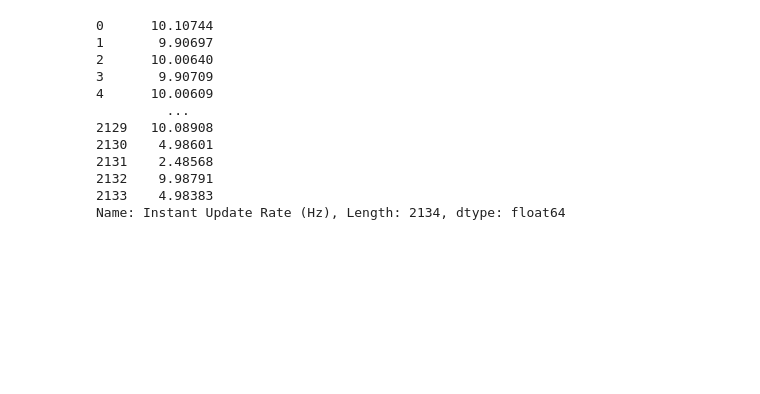
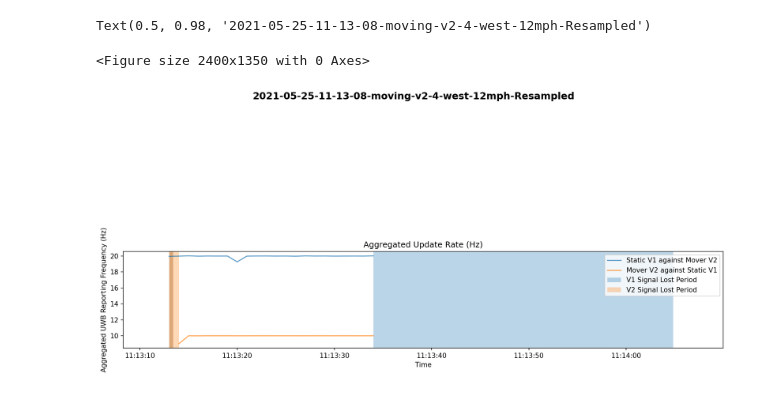
Before and after one commit to hegxiten/UWB-Lab-Rutgers-Rail, a Jupyter notebook: UWB-Experiments-MATLAB/uwb_ranging_fieldtest_results/draft_book.ipynb, the cells around one changed output. Drawn from its saved outputs; the diff is of its cells as text; code cells hidden in the pictures; blank space fills up the shorter version.

Commit message:
debugged plotting with more data cleaning

```diff
--- a/UWB-Experiments-MATLAB/uwb_ranging_fieldtest_results/draft_book.ipynb
+++ b/UWB-Experiments-MATLAB/uwb_ranging_fieldtest_results/draft_book.ipynb
@@ -15,12 +15,12 @@ from itertools import chain
 from utils import post_process_get_moving_test_data_and_timestamp
 from utils import remove_outlier_by_quantile
 from static_data_processing import get_test_files_and_survey
-from plot_utils import plot_time_series_ranging, update_rate_aggregate_reporting_pairs
+from plot_utils import update_rate_by_strict_pairs,plot_time_series_ranging
 
 from pandas.core.common import SettingWithCopyWarning
 import warnings
 warnings.simplefilter(action='ignore', category=SettingWithCopyWarning)
-
+pd.set_option('display.max_rows', None)
 ROOT_DIR = os.path.join("C:/Users/wangz/OneDrive/University_RU/NSUWB/")
 CALIBRATED_CAM_TO_V2B = -6400.8
 pd.set_option('display.float_format', lambda x: '%.5f' % x)
@@ -35,4 +35,6 @@ moving_main_master = '88BA'
 moving_focusing_slaves = ['45BA', '0B8A']
 moving_master_slave_mapping = { '88BA': [moving_focusing_slaves[0], moving_focusing_slaves[1]],
                         '111C': [moving_focusing_slaves[1], moving_focusing_slaves[0]]}
+
+TEST_FILE_NAME = "2021-05-25-11-13-08-moving-v2-4-west-12mph"
 # %%
@@ -144,5 +81,0 @@ def get_nan_slices_indices(df, time_stamp_lim, veh):
-# %%
-reindexed_static = df_static_veh_hz_cleaned_all_pairs_outlier_removed_resampled.reset_index()
-reindexed_moving = df_moving_veh_hz_cleaned_all_pairs_outlier_removed_resampled.reset_index()
-static_nan_slices = get_nan_slices_indices(reindexed_static, time_stamp_lim, static_veh)
-moving_nan_slices = get_nan_slices_indices(reindexed_moving, time_stamp_lim, moving_veh)
@@ -203,13 +93,0 @@ _raw_data_static_whole
-# %%
-test_file_list, ground_truth_list = post_process_get_moving_test_data_and_timestamp(ROOT_DIR, "Moving Test 1 (V2V)", "V2", CALIBRATED_CAM_TO_V2B)
-assert(len(test_file_list) == len(ground_truth_list))
-for i in range(len(test_file_list)):
-    test_file, ground_truth = test_file_list[i], ground_truth_list[i]
-    if "2021-05-25-11-00-35-moving-v2-2-west-3mph" in test_file:
-        if "data-A-user-processed_log" in test_file and os.path.basename(test_file).startswith("2021"):
-            continue
-        _test_csv_base = "PostProcessed_" + os.path.splitext(os.path.basename(test_file))[0] + ".csv"
-        _integ_csv_base = "Integrated_ABAB_COMBO-" + _test_csv_base.split("PostProcessed_")[1].split("-data-")[0] + ".csv"
-        _integ_csv_dir = os.path.join(os.path.dirname(test_file), _integ_csv_base)
-        df = pd.read_csv(_integ_csv_dir)
-        plot_time_series_ranging(_integ_csv_dir, ground_truth, static_veh=1, is_static_plot=False, moving_veh=2, resample_rule=RESAMPLE_RULE)
@@ -244,15 +93,0 @@ update_rate_aggregate_reporting_pairs(  df_static_veh_all_pairs,
-# %%
-df["Instant Update Rate (Hz)"]
-# %% [output]
-0      10.10744
-1       9.90697
-2      10.00640
-3       9.90709
-4      10.00609
-         ...
-2129   10.08908
-2130    4.98601
-2131    2.48568
-2132    9.98791
-2133    4.98383
-Name: Instant Update Rate (Hz), Length: 2134, dtype: float64
@@ -258,0 +180,27 @@ Name: Instant Update Rate (Hz), Length: 2134, dtype: float64
+# %%
+figure_resample = plt.figure(figsize=(16, 9), dpi=150)
+titlename = os.path.basename(os.path.dirname(fdir)) + "-Resampled"
+figure_resample.suptitle(titlename, fontsize='x-large', fontweight='bold')
+# %% [output]
+Text(0.5, 0.98, '2021-05-25-11-13-08-moving-v2-4-west-12mph-Resampled')
+<Figure size 2400x1350 with 0 Axes>
+# %%
+figure_resample = plt.figure(figsize=(16, 9), dpi=150)
+titlename = os.path.basename(os.path.dirname(fdir)) + "-Resampled"
+figure_resample.suptitle(titlename, fontsize='x-large', fontweight='bold')
+RESAMPLE_RULE_1S = "1S"
+static_veh = 1
+moving_veh = 2
+_test_df = None
+plot_upd_rate(  figure=figure_resample,
+                arrange_spec=312,
+                static_veh_df=df_static_veh_hz_aggregated_all_pairs,
+                moving_veh_df=df_moving_veh_hz_aggregated_all_pairs,
+                static_veh=static_veh,
+                moving_veh=moving_veh,
+                time_stamp_lim=time_stamp_lim,
+                resample=True)
+
+plt.show()
+# %% [output]
+[figure, added]
```
Also changed, not shown: parts of 13 cells of this notebook, 2 other files.
